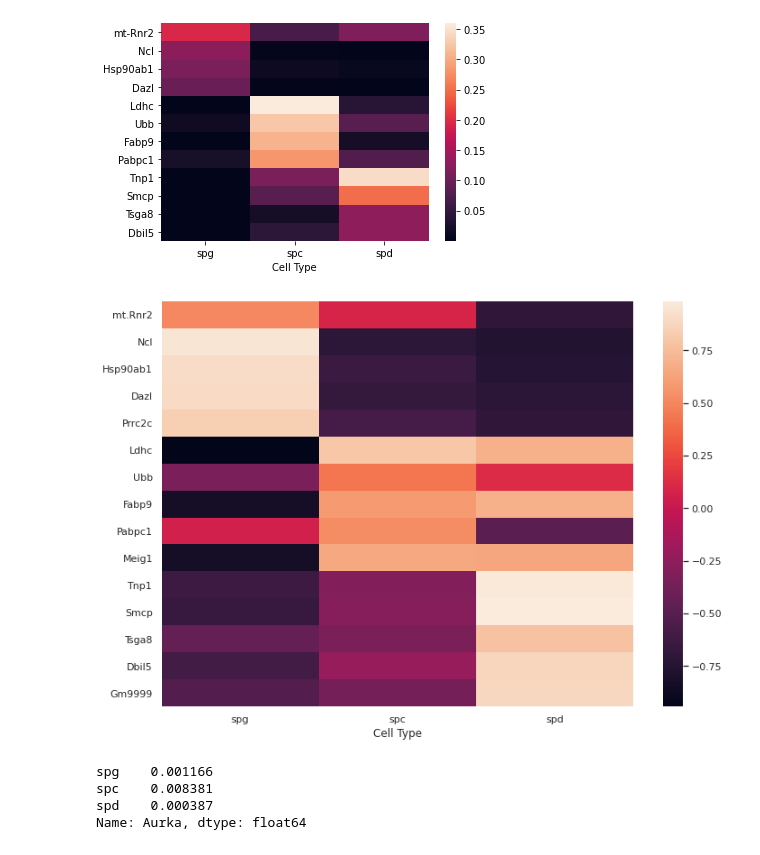
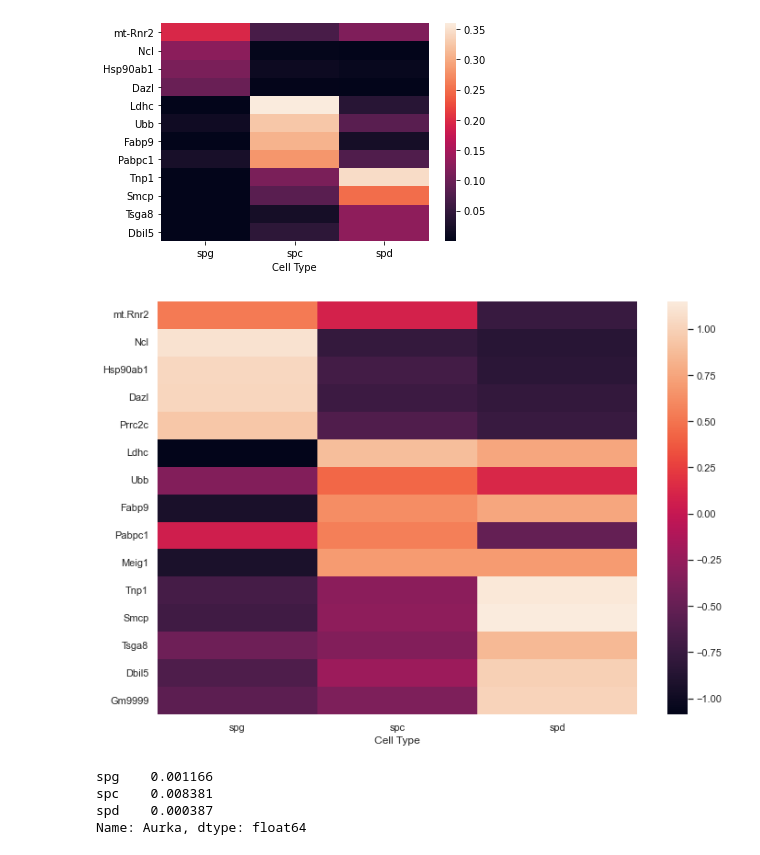
Before and after one commit to lewinsohndp/scSHARP, a Jupyter notebook: jung_results.ipynb, the cells around one changed output. Saved outputs shown, nothing was run; the diff lists cells and outputs as text; code cells hidden in the pictures.

Commit message:
figure clarification

```diff
--- a/jung_results.ipynb
+++ b/jung_results.ipynb
@@ -375,15 +375,15 @@ ax.set(xlabel="Cell Type")
 [figure]
 # %%
 expr = pd.read_csv("figures/testis_expr.csv", index_col=0)
-expr = np.arcsinh(expr)
+#expr = np.arcsinh(expr)
 sns.set(rc={'figure.figsize':(11.7,8.27)})
 ax = sns.heatmap(expr)
 ax.set(xlabel="Cell Type")
 plt.plot()
-plt.savefig("figures/jung_expr_heatmap.pdf", format="pdf", bbox_inches="tight")
+#plt.savefig("figures/jung_expr_heatmap.pdf", format="pdf", bbox_inches="tight")
 plt.show()
 # %% [output]
-[figure, old version]
+[figure, new version]
 # %%
 int_df.loc["Aurka"]
 # %% [output]
```
